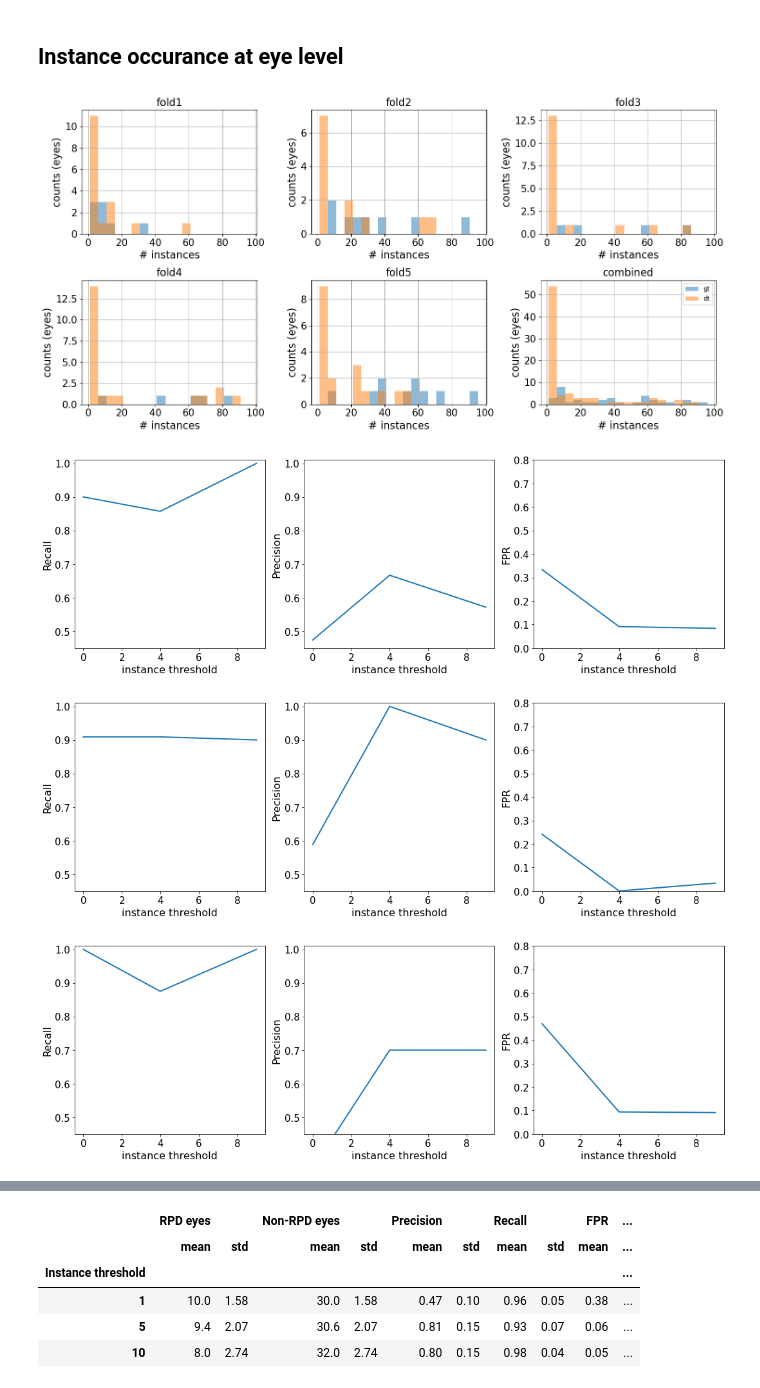
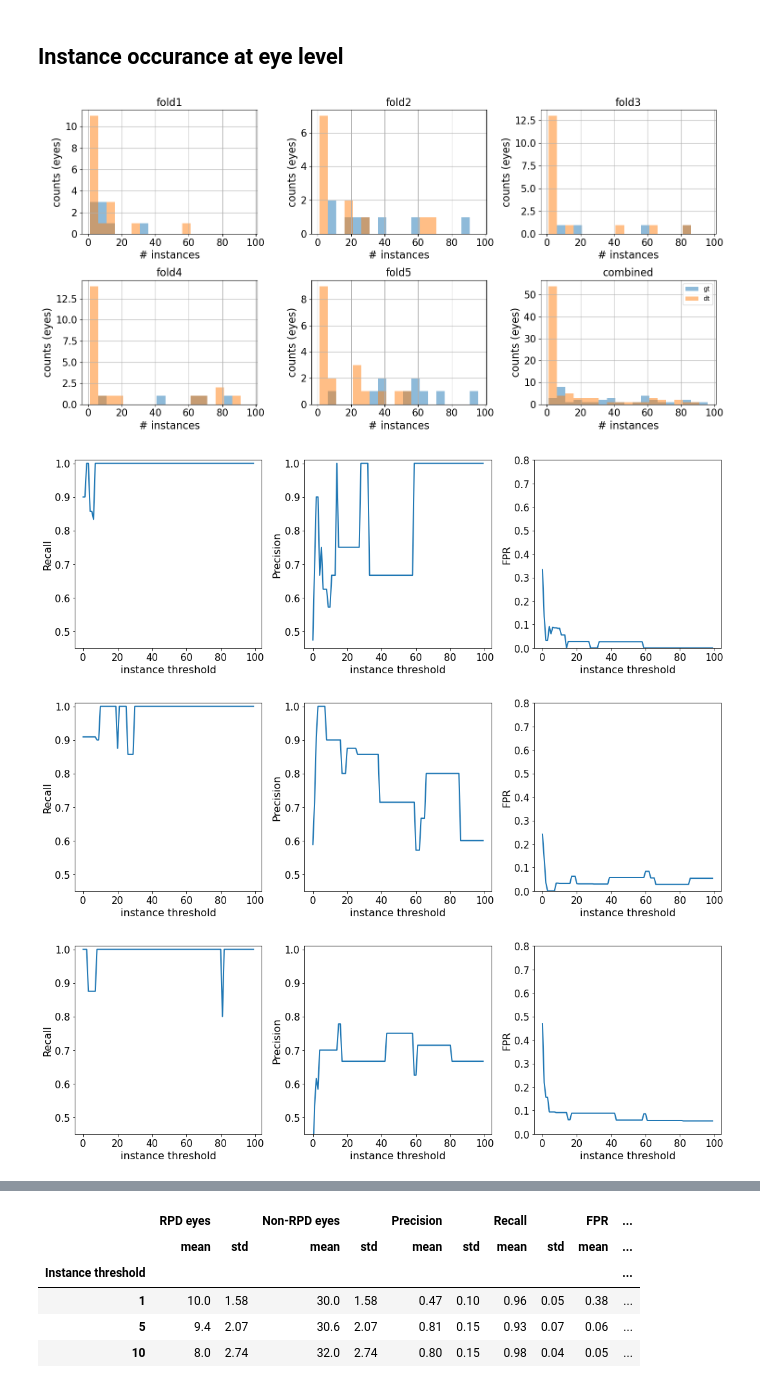
Before and after one commit to uw-biomedical-ml/detectron2-rpd-yb, a Jupyter notebook: runEvaluateClass.ipynb, the cells around one changed output, grey strips where cells are left out. Saved outputs shown, nothing was run; the diff lists cells and outputs as text; code cells hidden in the pictures.

Commit message:
Looking at instance thresholding in runEvaluateClass.ipynb

```diff
--- a/runEvaluateClass.ipynb
+++ b/runEvaluateClass.ipynb
@@ -341,34 +341,34 @@ from plain_train_net import CreatePlotsRPD
 df = pd.DataFrame()
 dffold_scores = pd.DataFrame(columns=['validation fold','Instance threshold','RPD eyes', 'Non-RPD eyes','Precision','Recall','FPR'])
 fig,ax = plt.subplots(2,3,figsize=[15,7.5],dpi=100)
 ax = ax.flatten()
 bins = np.arange(1,101,5)
-inst_thresh = [0,4,9]
+inst_thresh = np.arange(0,100,1)
 
 for i, name in enumerate(['fold1','fold2','fold3','fold4','fold5']):
     #dffold = pd.read_csv(os.path.join('output_valid_'+name,'results','dfpts_'+name+'.csv'))
     RPDplt = CreatePlotsRPD.initfromcsv(os.path.join('output_valid_'+name,'results','dfimg_'+name+'.csv'))
     dffold = RPDplt.dfpts
     dffold.gt_instances.hist(bins=bins, ax=ax[i], figure=fig,label='gt',alpha=0.5)
     dffold.dt_instances.hist(bins=bins, ax=ax[i], figure=fig,label='dt',alpha=0.5)
     ax[i].set_xlabel('# instances')
     ax[i].set_ylabel('counts (eyes)')
     ax[i].set_title(name)
     pr,rc,fpr = RPDplt.plot_img_level_instance_thresholding(dffold,inst_thresh)
     df = df.append(dffold.assign(fold = name))
     rpd = [(dffold.gt_instances>thresh).sum() for thresh in inst_thresh]
     nonrpd = [(dffold.gt_instances<=thresh).sum() for thresh in inst_thresh]
     dffold_scores = dffold_scores.append(pd.Series([name,inst_thresh,rpd,nonrpd,pr,rc,fpr],index=dffold_scores.columns),ignore_index=True).explode(['Instance threshold','RPD eyes','Non-RPD eyes','Precision','Recall','FPR'])
 
 df.gt_instances.hist(bins = bins, ax=ax[5], figure=fig, label='gt',alpha=0.5)
 df.dt_instances.hist(bins = bins, ax=ax[5], figure=fig, label='dt',alpha=0.5)
 ax[5].set_xlabel('# instances')
 ax[5].set_ylabel('counts (eyes)')
 ax[5].set_title('combined')
 ax[5].legend()
 fig.tight_layout()
 # %% [output]
 [figure]
-[figure, old version]
+[figure, new version]
-[figure, old version]
+[figure, new version]
-[figure, old version]
+[figure, new version]
```
Also changed, not shown: parts of 5 cells of this notebook, 2 other files.
